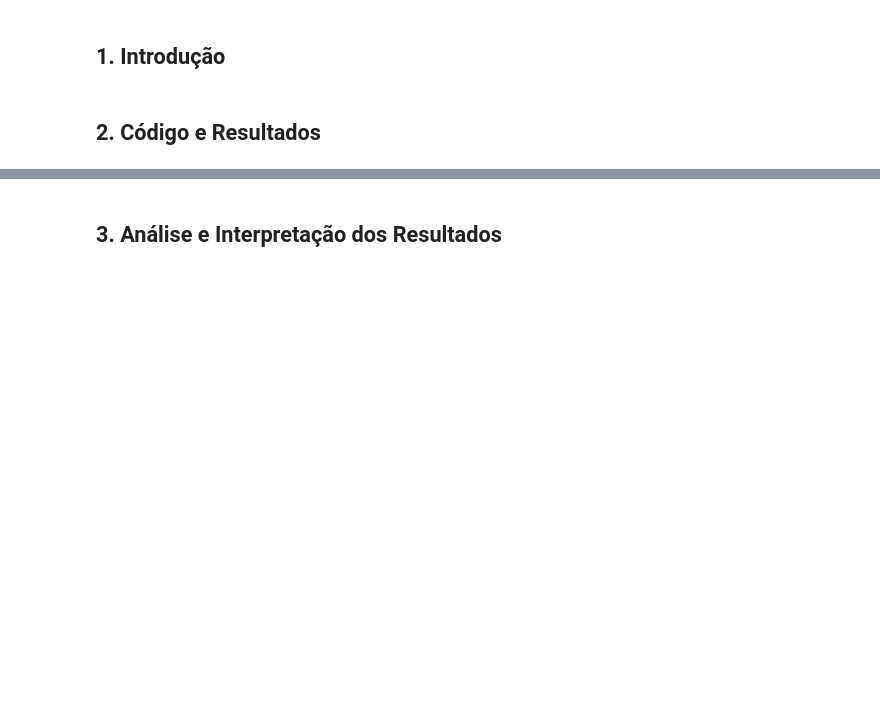
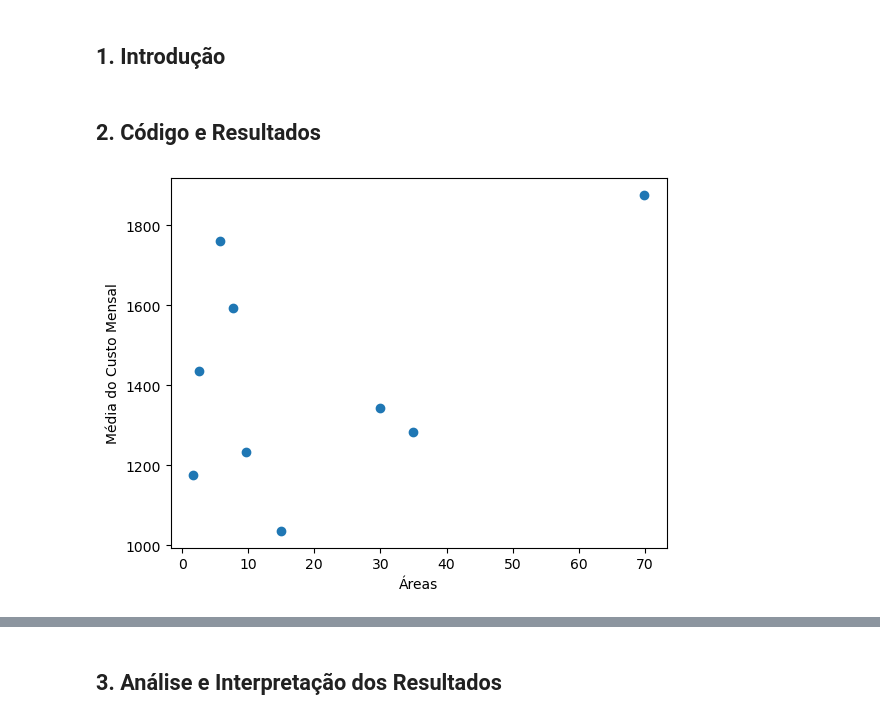
Before and after one commit to diogoveirospro/lei-24-s2-1dg-g072, a Jupyter notebook: src/main/PI - MATCP - Grupo 072/PI_MATCP_Group072_US15_US16.ipynb, the cells around one changed output, grey strips where cells are left out. Drawn from its saved outputs; the diff is of its cells as text; code cells hidden in the pictures; blank space fills up the shorter version.

```diff
--- a/src/main/PI - MATCP - Grupo 072/PI_MATCP_Group072_US15_US16.ipynb
+++ b/src/main/PI - MATCP - Grupo 072/PI_MATCP_Group072_US15_US16.ipynb
@@ -15,7 +16,86 @@ from scipy import stats
 # %%
-# leitura do ficheiro com o consumo de água
-data = pd.read_csv('water_consumption.csv', sep=';', skiprows = 1, names=['Park', 'Year', 'Month', 'Day', 'Consumption'])
+# leitura do ficheiro atualizado com o consumo de água
+data_updated = pd.read_csv('water_consumption_updated.csv', sep=';', skiprows = 1, names=['Park', 'Year', 'Month', 'Day', 'Consumption'])
 
-data['Month'] = data['Month'].astype(int)
-data['Year'] = data['Year'].astype(int)
-data['Consumption'] = data['Consumption'].astype(str).str.replace(',', '.').astype(float)
+data_updated['Month'] = data_updated['Month'].astype(int)
+data_updated['Year'] = data_updated['Year'].astype(int)
+data_updated['Consumption'] = data_updated['Consumption'].astype(str).str.replace(',', '.').astype(float)
+
+# Leitura do ficheiro com as áreas dos parques
+data_area = pd.read_csv('Area.csv', sep=';', skiprows = 1, names=['Park', 'Area'])
+
+data_area['Area'] = data_area['Area'].astype(str).str.replace(',', '.').astype(float)
+# %%
+numero_parques = data_area.shape[0]
+
+taxa_base = 0.7  # Taxa base por metro cúbico
+limite_superior = 1000 # Limite de consumo para aplicar a taxa base
+
+consumo_mensal = list()
+custo_por_mes = list()
+media_custo_mensal = list()
+
+for i in range(numero_parques):
+
+    for j in range(1, 13):
+        dados_filtrados = data_updated[(data_updated['Park'] == data_area.iloc[i, 0]) & (data_updated['Month'] == j)]
+        consumo_total = dados_filtrados['Consumption'].sum()
+        consumo_mensal.append(consumo_total)
+    for k, valor in enumerate(consumo_mensal):
+        if valor <= 1000:
+            custo_por_mes.append(valor * taxa_base)
+        else:
+            custo_por_mes.append(valor * (taxa_base + (0.15 * taxa_base)))
+
+    media_custo_mensal.append(st.mean(custo_por_mes))
+
+areas = list()
+areas = data_area['Area'].astype(str).str.replace(',', '.').astype(float).tolist()
+
+plt.plot(areas, media_custo_mensal, 'o')
+plt.xlabel('Áreas'); plt.ylabel('Média do Custo Mensal')
+plt.show()
+
+# Reta de Regressão
+modelo = stats.linregress(areas, media_custo_mensal)
+print(f'\nA reta de regressão é c = {modelo.intercept:.3f} + {modelo.slope:.3f}a')
+df = pd.DataFrame({'areas':areas, 'media_custo_mensal':media_custo_mensal})
+plt.plot(df.areas, df.media_custo_mensal, 'o', label='dados originais')
+plt.xlabel('Áreas'); plt.ylabel('Média do Custo Mensal')
+plt.plot(df.areas, modelo.intercept + modelo.slope*df.areas, 'r', label='reta de regressao')
+plt.legend()
+plt.show()
+
+# Previsão do Custo Mensal para um Parque com 55 hectares de área
+
+valor_esperado = modelo.intercept + modelo.slope * 55
+print(f'O valor previsto para o Custo Mensal do Parque com 55 hectares é de {valor_esperado:.2f}€')
+
+Saa = 0
+Scc = 0
+Sac = 0
+
+media_area = np.mean(areas)
+media_custo = np.mean(media_custo_mensal)
+
+for area in areas:
+    Saa += (area - media_area)**2
+
+for custo in media_custo_mensal:
+    Scc += (custo - media_custo)**2
+
+for index in range(len(areas)):
+    Sac += (areas[index] - media_area) * (media_custo_mensal[index] - media_custo)
+
+
+sqe = Scc - (Sac**2 / Saa)
+s2 = sqe/(numero_parques - 2)
+
+t = stats.t.ppf(0.975, numero_parques - 2)
+
+limite_inf = valor_esperado - t + math.sqrt(s2 * ((1/numero_parques) + ((55 - media_area)**2)/Saa))
+limite_sup = valor_esperado + t + math.sqrt(s2 * ((1/numero_parques) + ((55 - media_area)**2)/Saa))
+
+print(f'O IC com 95% de confiança é [{limite_inf:.2f}, {limite_sup:.2f}]')
+# %% [output]
+[figure, added]
```
Also changed, not shown: parts of 2 cells of this notebook, 1 other file.
